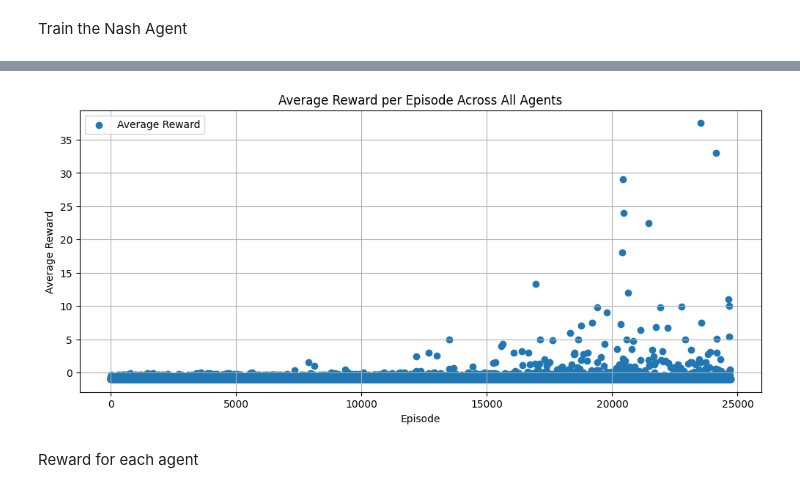
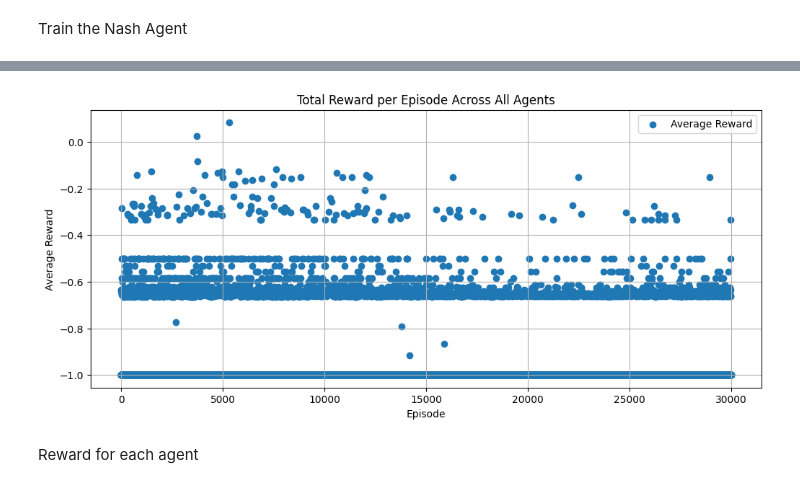
Before and after one commit to AlvaroSolana/DQN_RAT_Selection, a Jupyter notebook: RAT_training.ipynb, the cells around one changed output, grey strips where cells are left out. Saved outputs shown, nothing was run; the diff lists cells and outputs as text; code cells hidden in the pictures.

Commit message:
Solved error in reward function, reduced episode max_steps

```diff
--- a/RAT_training.ipynb
+++ b/RAT_training.ipynb
@@ -15,7 +15,7 @@ user_area_width = 100
 ltesn_area_width = 50
 n_aps = 81
 n_users = 3
-n_steps = 100
+n_steps = 30
 cqi_dataset = pd.read_csv("cqi_distance.csv")
 rssi_dataset = pd.read_csv("rssi_distance.csv")
 
@@ -33,8 +35,8 @@ from datetime import date
 start = time.time()
 
 str_dt = date.today().strftime("%d%m%Y")
-nash_agent, loss_data, last_rats, episode_rewards, best_actions,eps_list= \
-    run_Nash_Agent(rat_env, max_steps=100, nash_agent=None, sim_steps=30000,
+nash_agent, loss_data, last_rats, episode_rewards, best_actions,eps_list,episode_length= \
+    run_Nash_Agent(rat_env, max_steps=n_steps, nash_agent=None, sim_steps=30000,
                     exploration_fraction = 0.6, buffer_size=3000,AN_file_name="Action_Net",
                     VN_file_name="Value_Net",rv_min=.01, rv_max=2.5,
                     path='/pt_files/Nash_DQN/',early_stop=False, early_lim=1000)
@@ -100,22 +114,22 @@ plt.show()
 # %%
 episode_rewards = np.array(episode_rewards)
 
 # Calculate the average reward across all agents for each episode
 average_rewards = np.mean(episode_rewards, axis=1)
 
 plt.figure(figsize=(12, 5))
 
 # Plot the average reward per episode across all agents
 plt.scatter(range(episode_rewards.shape[0]), average_rewards, label="Average Reward")
 
 plt.xlabel("Episode")
 plt.ylabel("Average Reward")
-plt.title("Average Reward per Episode Across All Agents")
+plt.title("Total Reward per Episode Across All Agents")
 plt.legend()
 plt.grid()
 plt.show()
 # %% [output]
-[figure, old version]
+[figure, new version]
 # %% [markdown]
 Reward for each agent
 # %%
```
Also changed, not shown: parts of 8 cells of this notebook, 13 other files.
